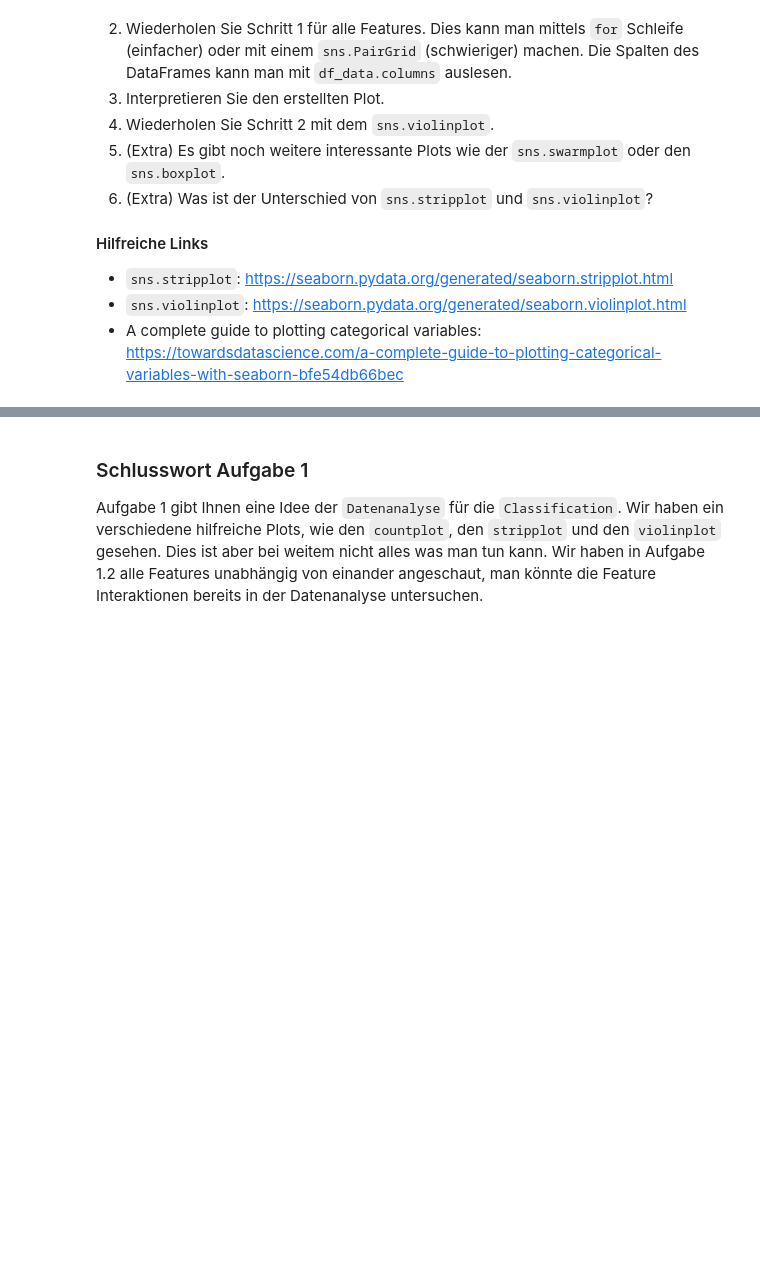
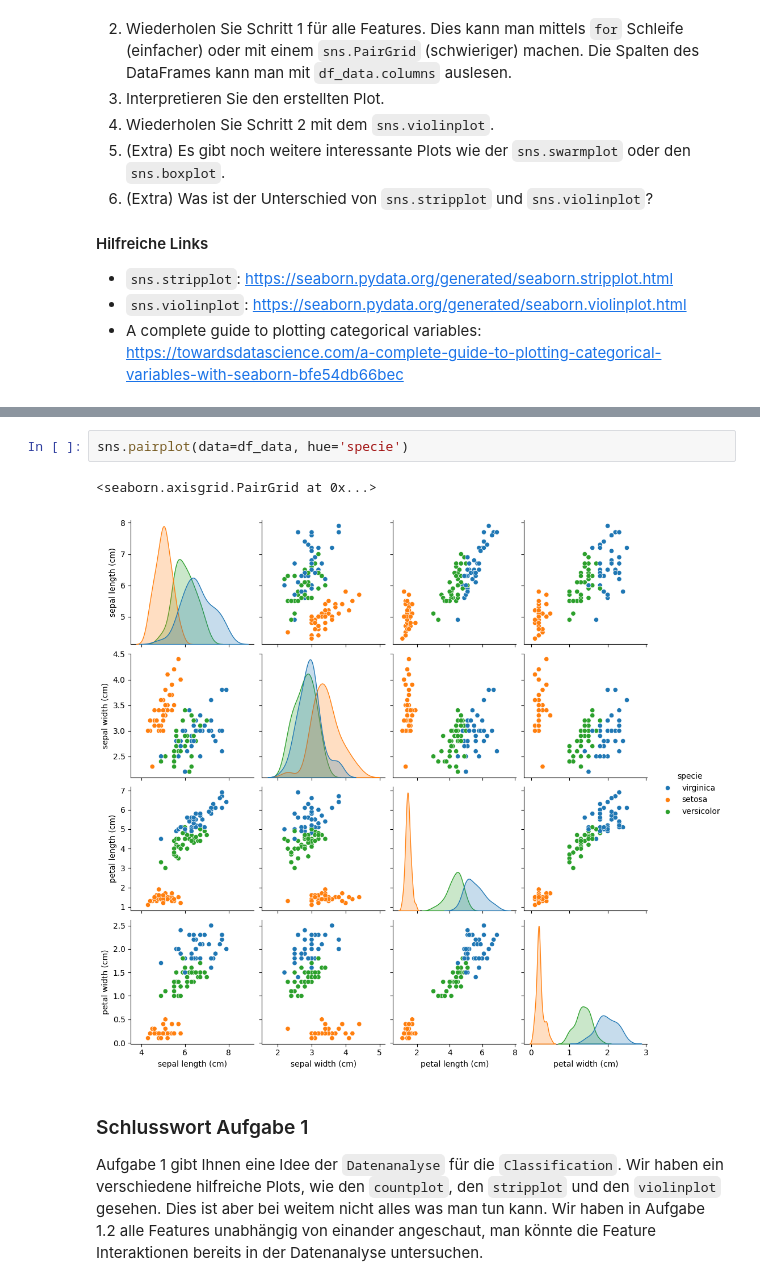
Before and after one commit to gasserandreas/Jupyter-lab-fhnw, a Jupyter notebook: 09_Machine Learning/day2/exercies/classification/classification.ipynb, the cells around one changed output, grey strips where cells are left out. Saved outputs shown, nothing was run; the diff lists cells and outputs as text; blank space fills up the shorter version.

```diff
--- a/09_Machine Learning/day2/exercies/classification/classification.ipynb
+++ b/09_Machine Learning/day2/exercies/classification/classification.ipynb
@@ -155,3 +231,8 @@ Bei einer `Classification` kann man einfach die Anzahl Datenpunkte pro `Klasse`
+# %%
+sns.pairplot(data=df_data, hue='specie')
+# %% [output]
+<seaborn.axisgrid.PairGrid at 0x...>
+[figure, added]
 # %% [markdown]
 ### Schlusswort Aufgabe 1
 
```
Also changed, not shown: parts of 16 cells of this notebook.
